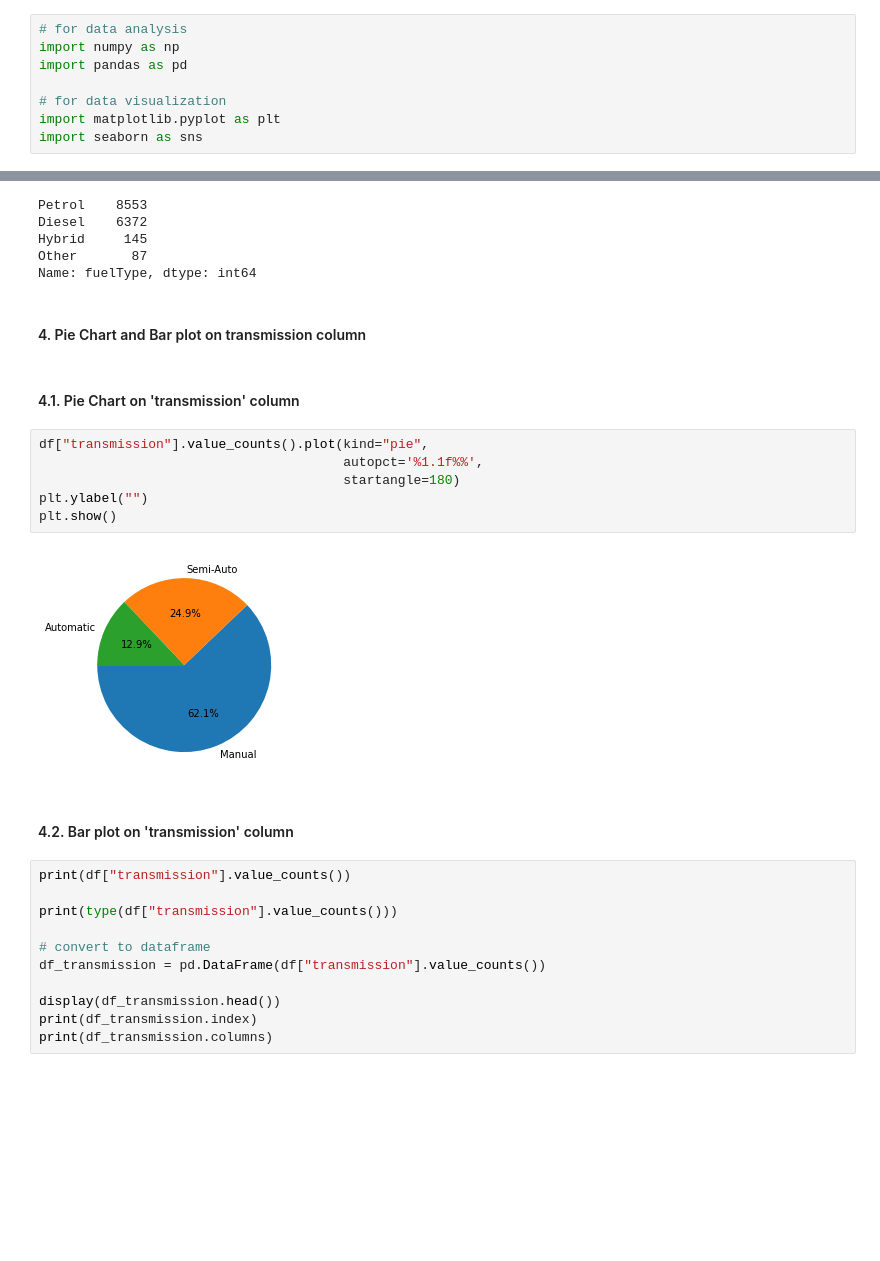
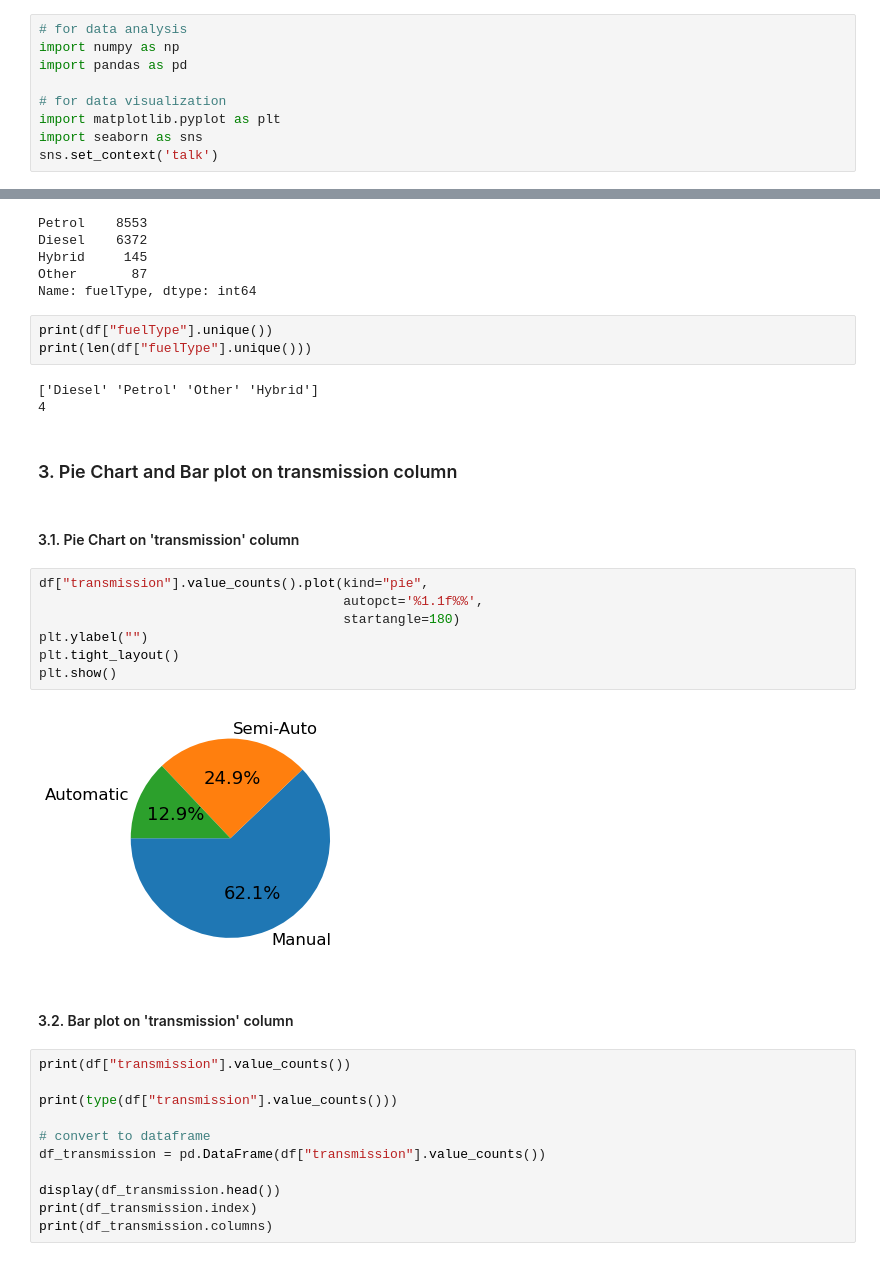
Before and after one commit to subrataBAEC/EMK_ML, a Jupyter notebook: Data Visualization/Volkswagen_used_car_EDA.ipynb, the cells around one changed output, grey strips where cells are left out. Saved outputs shown, nothing was run; the diff lists cells and outputs as text; blank space fills up the shorter version.

```diff
--- a/Data Visualization/Volkswagen_used_car_EDA.ipynb
+++ b/Data Visualization/Volkswagen_used_car_EDA.ipynb
@@ -18,3 +33,4 @@ import pandas as pd
 # for data visualization
 import matplotlib.pyplot as plt
 import seaborn as sns
+sns.set_context('talk')
@@ -150,20 +186,27 @@ Diesel    6372
 Hybrid     145
 Other       87
 Name: fuelType, dtype: int64
+# %%
+print(df["fuelType"].unique())
+print(len(df["fuelType"].unique()))
+# %% [output]
+['Diesel' 'Petrol' 'Other' 'Hybrid']
+4
 # %% [markdown]
-#### 4. Pie Chart and Bar plot on transmission column
+### 3. Pie Chart and Bar plot on transmission column
 # %% [markdown]
-#### 4.1. Pie Chart on 'transmission' column
+#### 3.1. Pie Chart on 'transmission' column
 # %%
 df["transmission"].value_counts().plot(kind="pie",
                                        autopct='%1.1f%%',
                                        startangle=180)
 plt.ylabel("")
+plt.tight_layout()
 plt.show()
 # %% [output]
-[figure, old version]
+[figure, new version]
 # %% [markdown]
-#### 4.2.  Bar plot on 'transmission' column
+#### 3.2.  Bar plot on 'transmission' column
 # %%
 print(df["transmission"].value_counts())
 
```
Also changed, not shown: parts of 91 cells of this notebook.
